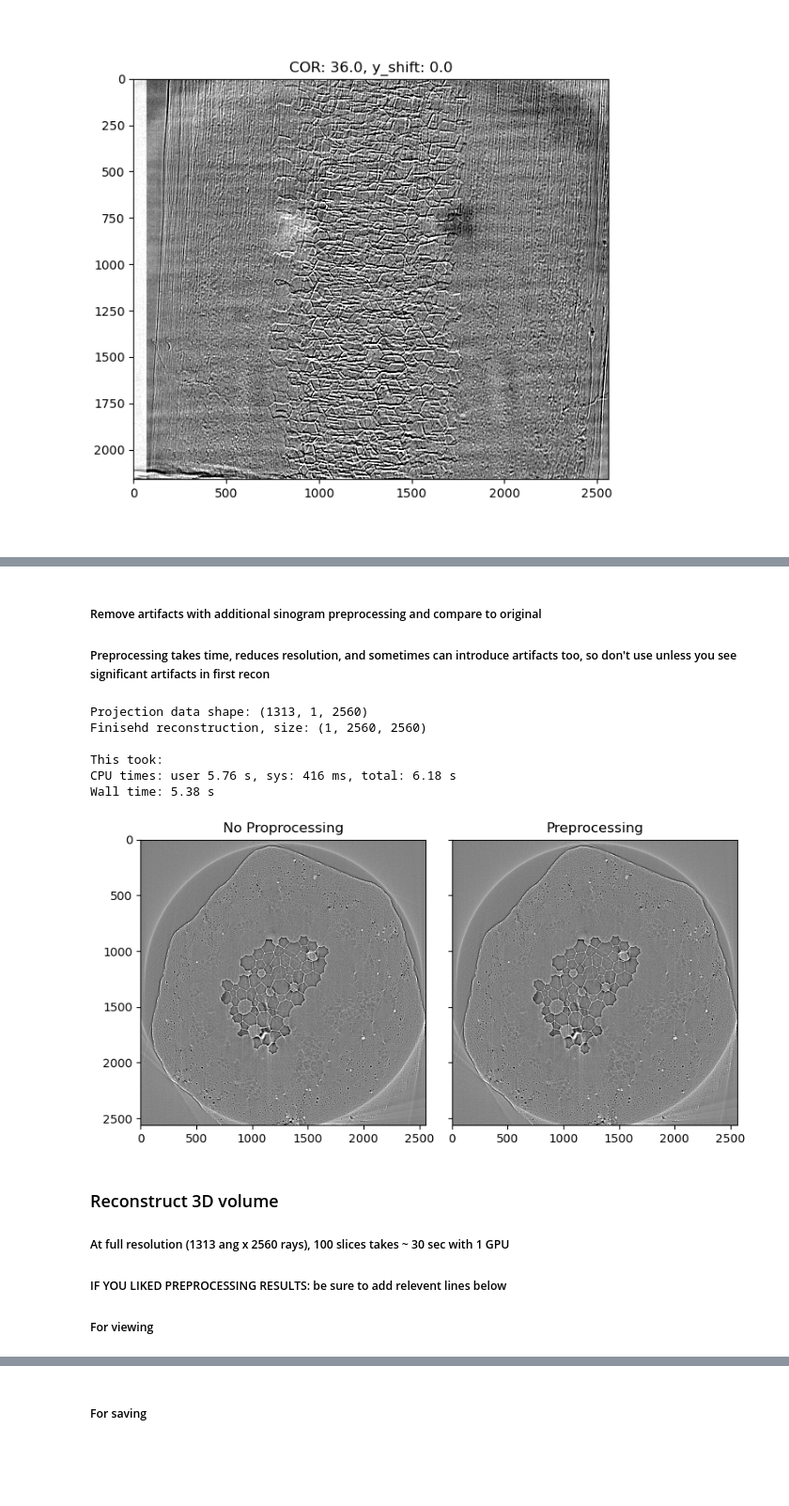
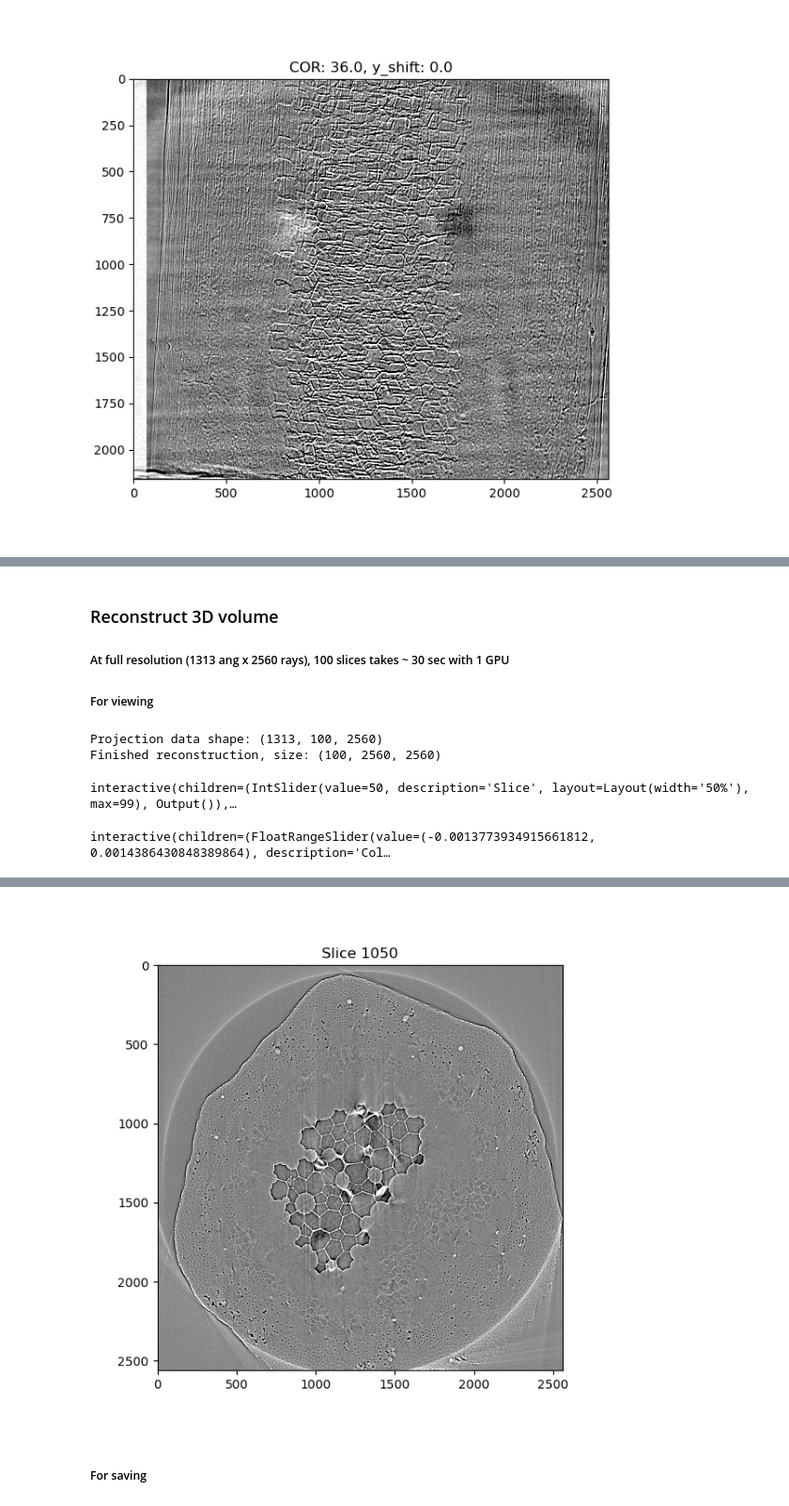
Before and after one commit to als-computing/microct, a Jupyter notebook: ALS_recon.ipynb, the cells around one changed output, grey strips where cells are left out. Shown at 94% size. Drawn from its saved outputs; the diff is of its cells as text; code cells hidden in the pictures; blank space fills up the shorter version.

Commit message:
apply downsample pre-log, including sinogram procesing in load data function, adding color scale slider

```diff
--- a/ALS_recon.ipynb
+++ b/ALS_recon.ipynb
@@ -136,60 +150,28 @@ Wall time: 3.11 s
 [figure]
-# %% [markdown]
-##### Remove artifacts with additional sinogram preprocessing and compare to original
-##### Preprocessing takes time, reduces resolution, and sometimes can introduce artifacts too, so don't use unless you see significant artifacts in first recon
-# %%
-%%time
-########## parameters ##########
-args = {
-    'minimum_transmission': None, # threshold for pre-log, normalized sinogram. None turns off
-    # for sarepy ring removal
-    'snr': 3,  # Sensitivity of stripe detection method. Smaller is more sensitive. Recommended values: 1.1 -> 3.0.
-    'la_size': 1, # Window size of the median filter to remove large stripes. Larger is stronger but takes longer. Choose odd value, set to 1 to turn off.
-    'sm_size': 11, # Window size of the median filter to remove small stripes. Same advice as above
-    # for original preprocessing
-    'outlier_diff1D': 750,
-    'outlier_size1D': 3,
-    'ringSigma': 3,
-    'ringLevel': 8,
-    'ringWavelet': 'db5',
-}
-########## dont touch code below ##########
-tomo, flat, dark, angles = als.read_data(path, proj=angles_ind, sino=slices_ind, downsample_factor=downsample_factor, raw=True)
-print(f"Projection data shape: {tomo.shape}")
-tomo = als.norm_minus_log(tomo,flat,dark,minimum_transmission=args['minimum_transmission'])
-tomo = tomopy.remove_all_stripe(tomo,snr=args['snr'], la_size=args['la_size'], sm_size=args['sm_size']) # sarepy remove stripes
-# tomo = als.preprocess_tomo_orig(tomo, flat, dark, **args) # original preprocessing
-
-fbp_recon_preprocess = als.astra_fbp_recon(tomo,angles,center=COR/downsample_factor,fc=fc,gpu=use_gpu)
-print(f"Finisehd reconstruction, size: {fbp_recon.shape}")
-als.plot_recon_comparison(fbp_recon,fbp_recon_preprocess,titles=['No Proprocessing','Preprocessing'],fignum=4,figsize=4)
-print('')
-print('This took:')
-# %% [output]
-Projection data shape: (1313, 1, 2560)
-Finisehd reconstruction, size: (1, 2560, 2560)
-
-This took:
-CPU times: user 5.76 s, sys: 416 ms, total: 6.18 s
-Wall time: 5.38 s
-[figure, removed]
 # %% [markdown]
 ### Reconstruct 3D volume
 ##### At full resolution (1313 ang x 2560 rays), 100 slices takes ~ 30 sec with 1 GPU
-##### IF YOU LIKED PREPROCESSING RESULTS: be sure to add relevent lines below
 ##### For viewing
 # %%
 %%time
 ########## parameters (assumes others have ben set above) ##########
 slices_ind = slice(1000,1100,1)
 ########## dont touch code below ##########
-tomo, angles = als.read_data(path, sino=slices_ind, downsample_factor=downsample_factor)
+tomo, angles = als.read_data(path, sino=slices_ind, downsample_factor=downsample_factor, args=args)
 print(f"Projection data shape: {tomo.shape}")
 recon = als.astra_fbp_recon(tomo,angles,center=COR/downsample_factor,fc=fc,gpu=use_gpu)
 print(f"Finished reconstruction, size: {recon.shape}")
-img, axs = als.plot_recon(recon,fignum=5,figsize=6,clims=[np.percentile(recon,1),np.percentile(recon,99)])
-slice_slider = widgets.interactive(als.set_slice, slice_num=IntSlider(min=0, max=len(recon)-1, step=1, value=len(recon)//2),
-                                   img=fixed(img), axs=fixed(axs), recon=fixed(recon), slices=fixed(np.arange(slices_ind.start,slices_ind.stop)))
+img, axs, clim_slider = als.plot_recon(recon,fignum=5,figsize=6,clims=[np.percentile(recon,1),np.percentile(recon,99)])
+slice_slider = widgets.interactive(als.set_slice, img=fixed(img), axs=fixed(axs), recon=fixed(recon),
+                                   slices=fixed(np.arange(slices_ind.start,slices_ind.stop)),
+                                   slice_num=IntSlider(description='Slice', layout=widgets.Layout(width='50%'),
+                                                        min=0, max=len(recon)-1, step=1, value=len(recon)//2))
 display(slice_slider)
+display(clim_slider)
 print('')
 print('This took:')
+# %% [output]
+Projection data shape: (1313, 100, 2560)
+Finished reconstruction, size: (100, 2560, 2560)
+interactive(children=(IntSlider(value=50, description='Slice', layout=Layout(width='50%'), max=99), Output()),…
+interactive(children=(FloatRangeSlider(value=(-0.0013773934915661812, 0.0014386430848389864), description='Col…
@@ -196,3 +181,4 @@ print('This took:')
+[figure, added]
 # %% [markdown]
 ##### For saving
 # %%
```
Also changed, not shown: parts of 6 cells of this notebook, 1 other file.
